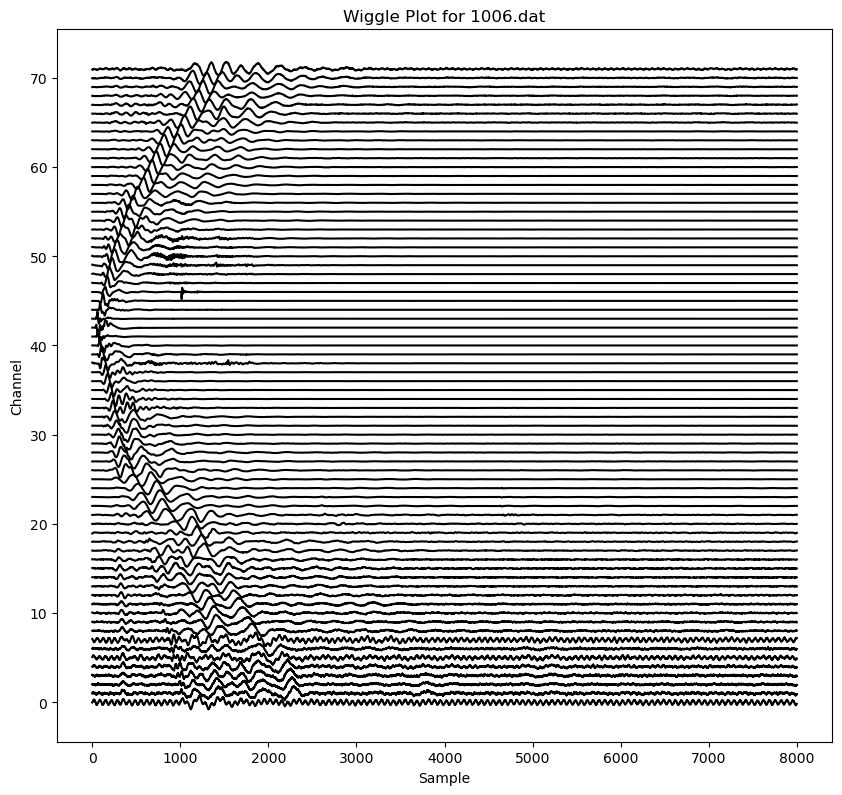
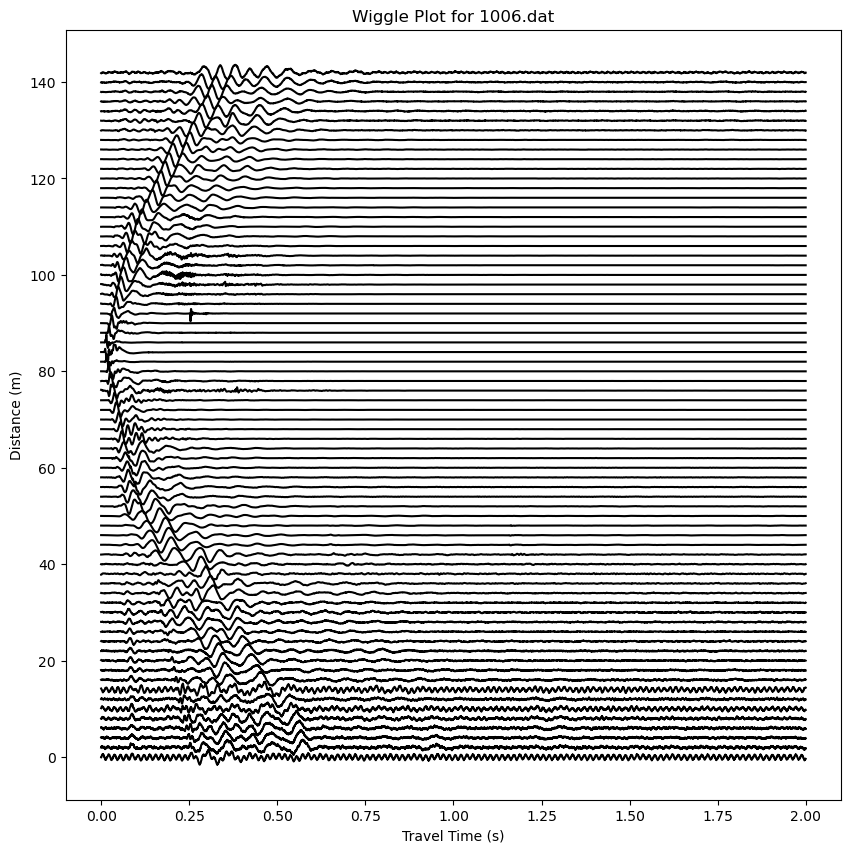
Code edit (unified diff) that turned the first committed figure into the second:
--- before
+++ after
@@ -1,12 +1,15 @@
 scale = 1
-separation = 1
-plt.figure(figsize=(10, ((72+2*scale)*separation)/8))
+separation = 2  
+
+plt.figure(figsize=(10, 10))
 
 for ch in range(72):
-    data=st6[ch].data
-    plt.plot(0.8*separation*data/abs(data).max()+ch*separation, color='black') 
+    tr = st6[ch]
+    data = tr.data
+    times = tr.times()
+    plt.plot(times, 0.8*separation*data/abs(data).max()+ch*separation, color='black')
 
 plt.title("Wiggle Plot for 1006.dat")
-plt.xlabel("Sample")
-plt.ylabel("Channel")
+plt.xlabel("Travel Time (s)")
+plt.ylabel("Distance (m)")
 plt.show()

Commit: added more stuff ig